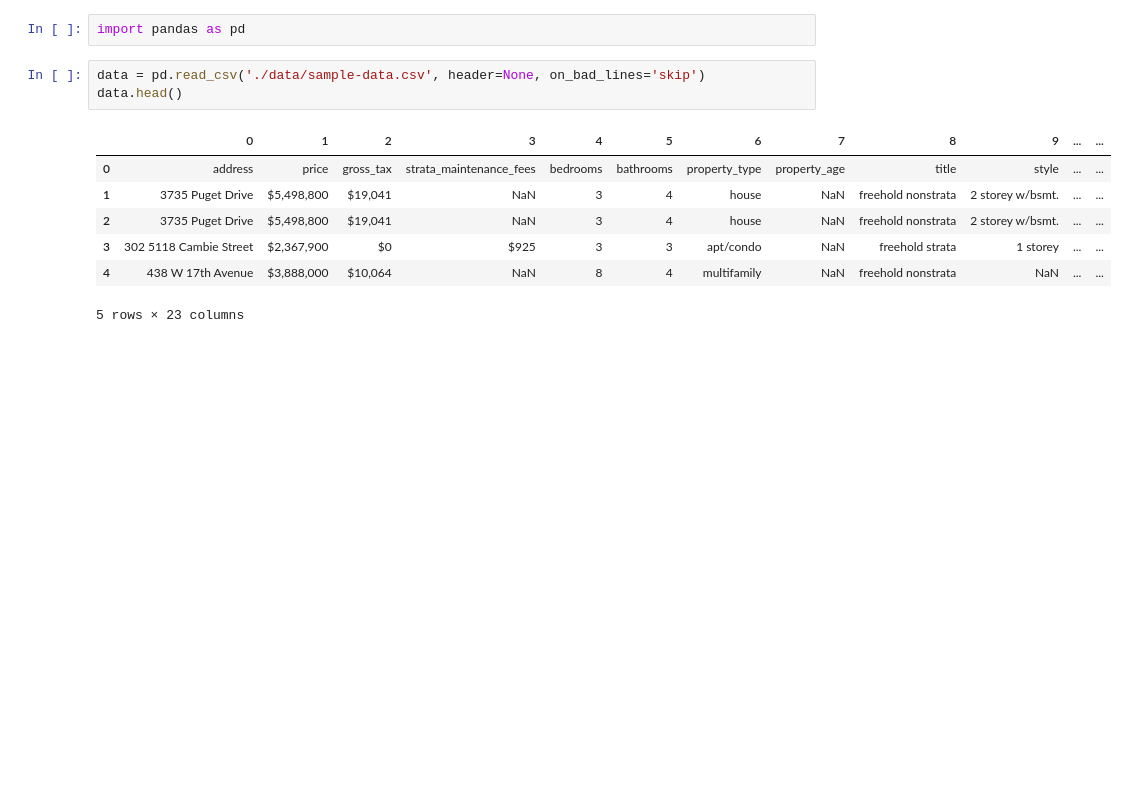
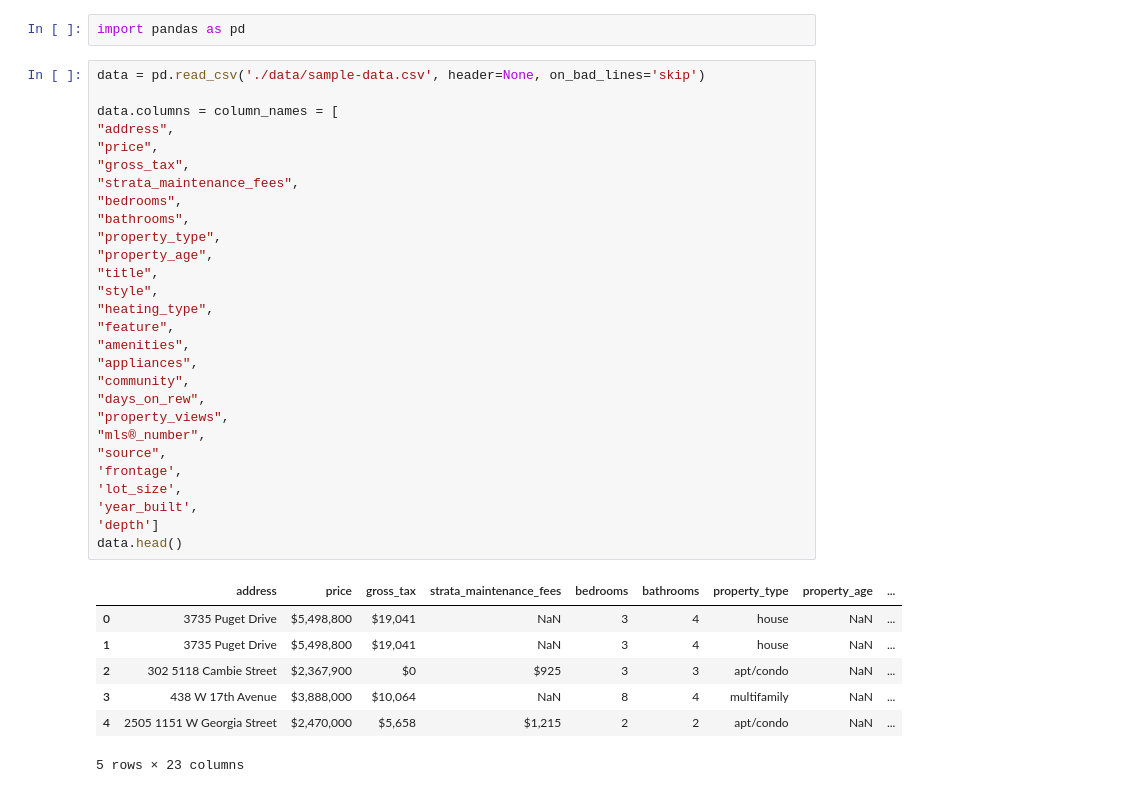
Before and after one commit to Real-Estate-Predictor/Real-Estate-Predictor-V2, a Jupyter notebook: 2-clean-data/clean-data.ipynb, the cells around one changed output. Drawn from its saved outputs; the diff is of its cells as text; blank space fills up the shorter version.

Commit message:
data clean first stage finish

```diff
--- a/2-clean-data/clean-data.ipynb
+++ b/2-clean-data/clean-data.ipynb
@@ -2,13 +2,38 @@
 import pandas as pd
 # %%
 data = pd.read_csv('./data/sample-data.csv', header=None, on_bad_lines='skip')
+
+data.columns = column_names = [
+"address",
+"price",
+"gross_tax",
+"strata_maintenance_fees",
+"bedrooms",
+"bathrooms",
+"property_type",
+"property_age",
+"title",
+"style",
+"heating_type",
+"feature",
+"amenities",
+"appliances",
+"community",
+"days_on_rew",
+"property_views",
+"mls®_number",
+"source",
+'frontage',
+'lot_size',
+'year_built',
+'depth']
 data.head()
 # %% [output]
-|  | 0 | 1 | 2 | 3 | 4 | 5 | 6 | 7 | 8 | 9 | ... | ... |
-| 0 | address | price | gross_tax | strata_maintenance_fees | bedrooms | bathrooms | property_type | property_age | title | style | ... | ... |
-| 1 | 3735 Puget Drive | $5,498,800 | $19,041 | NaN | 3 | 4 | house | NaN | freehold nonstrata | 2 storey w/bsmt. | ... | ... |
-| 2 | 3735 Puget Drive | $5,498,800 | $19,041 | NaN | 3 | 4 | house | NaN | freehold nonstrata | 2 storey w/bsmt. | ... | ... |
-| 3 | 302 5118 Cambie Street | $2,367,900 | $0 | $925 | 3 | 3 | apt/condo | NaN | freehold strata | 1 storey | ... | ... |
-| 4 | 438 W 17th Avenue | $3,888,000 | $10,064 | NaN | 8 | 4 | multifamily | NaN | freehold nonstrata | NaN | ... | ... |
+|  | address | price | gross_tax | strata_maintenance_fees | bedrooms | bathrooms | property_type | property_age | ... |
+| 0 | 3735 Puget Drive | $5,498,800 | $19,041 | NaN | 3 | 4 | house | NaN | ... |
+| 1 | 3735 Puget Drive | $5,498,800 | $19,041 | NaN | 3 | 4 | house | NaN | ... |
+| 2 | 302 5118 Cambie Street | $2,367,900 | $0 | $925 | 3 | 3 | apt/condo | NaN | ... |
+| 3 | 438 W 17th Avenue | $3,888,000 | $10,064 | NaN | 8 | 4 | multifamily | NaN | ... |
+| 4 | 2505 1151 W Georgia Street | $2,470,000 | $5,658 | $1,215 | 2 | 2 | apt/condo | NaN | ... |
 5 rows × 23 columns
 # %%
```
Also changed, not shown: parts of 10 cells of this notebook, 3 other files.
